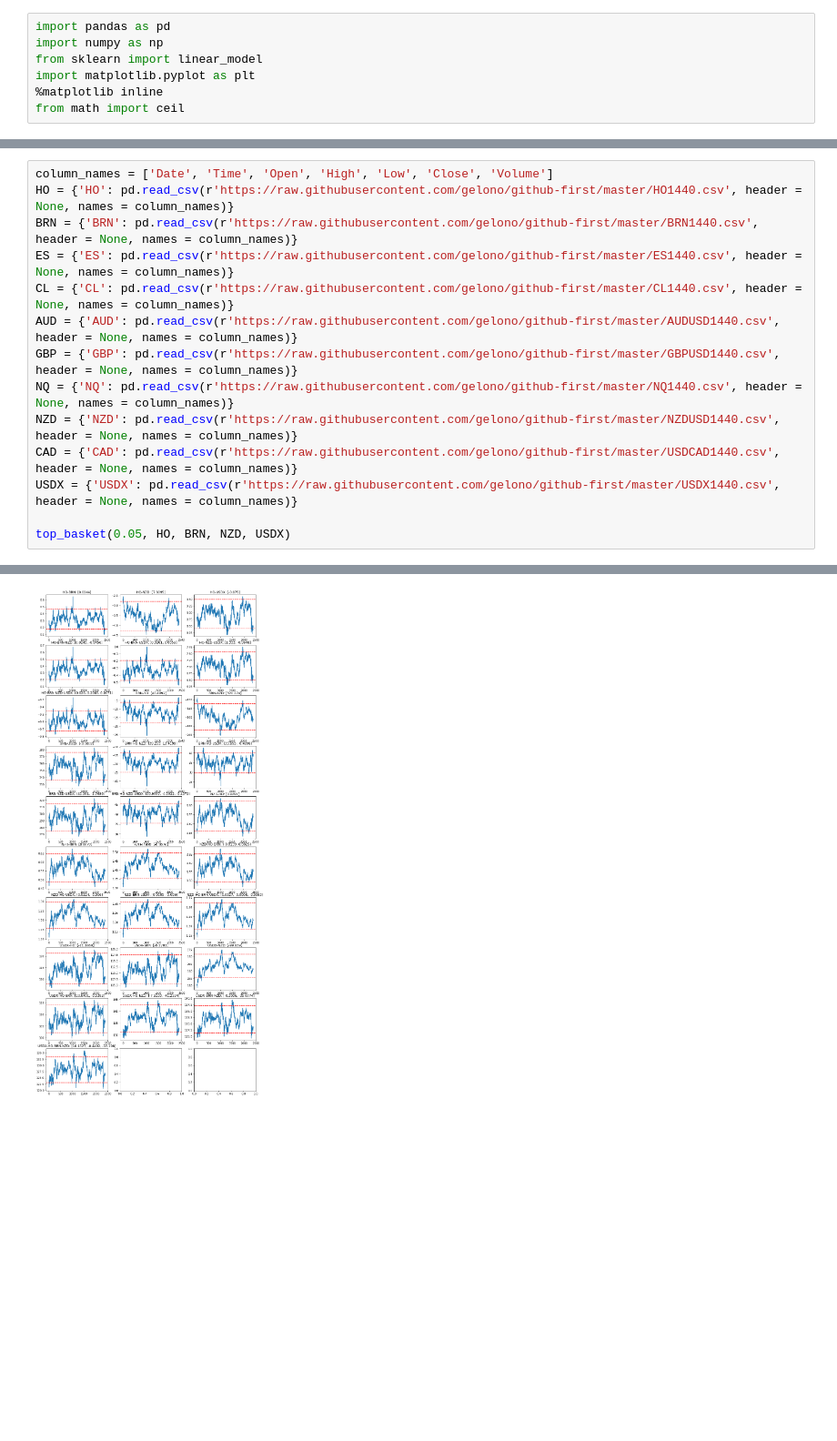
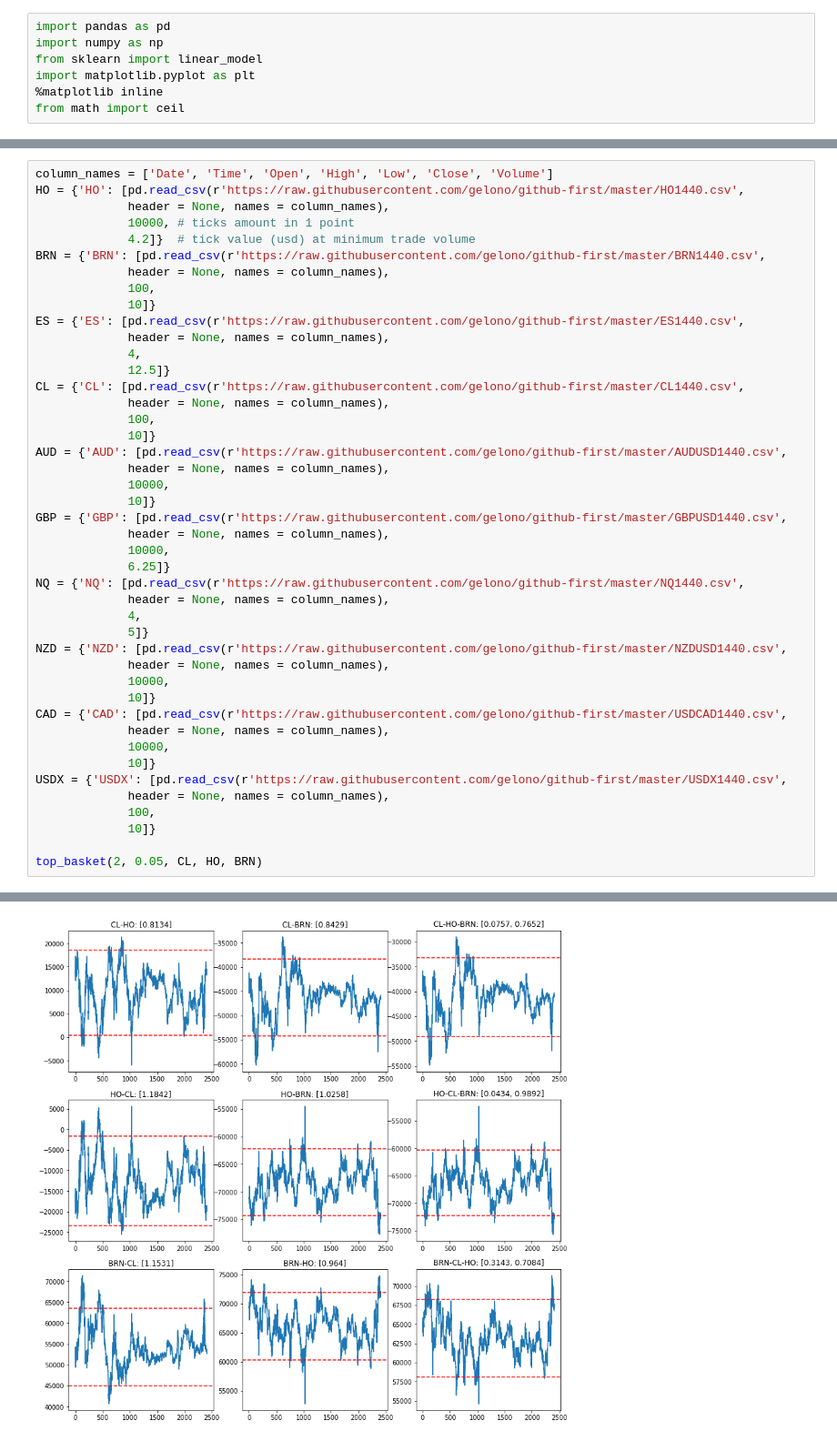
Before and after one commit to gelono/Financial-market, a Jupyter notebook: top_basket.ipynb, the cells around one changed output, grey strips where cells are left out. Shown at 91% size. Cells and saved outputs as stored; diff of their text form; blank space fills up the shorter version.

```diff
--- a/top_basket.ipynb
+++ b/top_basket.ipynb
@@ -297,19 +318,49 @@ def top_basket (K, *basket): # K - filtration coefficient for p-value. *basket -
     return
 # %%
 column_names = ['Date', 'Time', 'Open', 'High', 'Low', 'Close', 'Volume']
-HO = {'HO': pd.read_csv(r'https://raw.githubusercontent.com/gelono/github-first/master/HO1440.csv', header = None, names = column_names)}
-BRN = {'BRN': pd.read_csv(r'https://raw.githubusercontent.com/gelono/github-first/master/BRN1440.csv', header = None, names = column_names)}
-ES = {'ES': pd.read_csv(r'https://raw.githubusercontent.com/gelono/github-first/master/ES1440.csv', header = None, names = column_names)}
-CL = {'CL': pd.read_csv(r'https://raw.githubusercontent.com/gelono/github-first/master/CL1440.csv', header = None, names = column_names)}
-AUD = {'AUD': pd.read_csv(r'https://raw.githubusercontent.com/gelono/github-first/master/AUDUSD1440.csv', header = None, names = column_names)}
-GBP = {'GBP': pd.read_csv(r'https://raw.githubusercontent.com/gelono/github-first/master/GBPUSD1440.csv', header = None, names = column_names)}
-NQ = {'NQ': pd.read_csv(r'https://raw.githubusercontent.com/gelono/github-first/master/NQ1440.csv', header = None, names = column_names)}
-NZD = {'NZD': pd.read_csv(r'https://raw.githubusercontent.com/gelono/github-first/master/NZDUSD1440.csv', header = None, names = column_names)}
-CAD = {'CAD': pd.read_csv(r'https://raw.githubusercontent.com/gelono/github-first/master/USDCAD1440.csv', header = None, names = column_names)}
-USDX = {'USDX': pd.read_csv(r'https://raw.githubusercontent.com/gelono/github-first/master/USDX1440.csv', header = None, names = column_names)}
+HO = {'HO': [pd.read_csv(r'https://raw.githubusercontent.com/gelono/github-first/master/HO1440.csv',
+             header = None, names = column_names),
+             10000, # ticks amount in 1 point
+             4.2]}  # tick value (usd) at minimum trade volume
+BRN = {'BRN': [pd.read_csv(r'https://raw.githubusercontent.com/gelono/github-first/master/BRN1440.csv',
+             header = None, names = column_names),
+             100,
+             10]}
+ES = {'ES': [pd.read_csv(r'https://raw.githubusercontent.com/gelono/github-first/master/ES1440.csv',
+             header = None, names = column_names),
+             4,
+             12.5]}
+CL = {'CL': [pd.read_csv(r'https://raw.githubusercontent.com/gelono/github-first/master/CL1440.csv',
+             header = None, names = column_names),
+             100,
+             10]}
+AUD = {'AUD': [pd.read_csv(r'https://raw.githubusercontent.com/gelono/github-first/master/AUDUSD1440.csv',
+             header = None, names = column_names),
+             10000,
+             10]}
+GBP = {'GBP': [pd.read_csv(r'https://raw.githubusercontent.com/gelono/github-first/master/GBPUSD1440.csv',
+             header = None, names = column_names),
+             10000,
+             6.25]}
+NQ = {'NQ': [pd.read_csv(r'https://raw.githubusercontent.com/gelono/github-first/master/NQ1440.csv',
+             header = None, names = column_names),
+             4,
+             5]}
+NZD = {'NZD': [pd.read_csv(r'https://raw.githubusercontent.com/gelono/github-first/master/NZDUSD1440.csv',
+             header = None, names = column_names),
+             10000,
+             10]}
+CAD = {'CAD': [pd.read_csv(r'https://raw.githubusercontent.com/gelono/github-first/master/USDCAD1440.csv',
+             header = None, names = column_names),
+             10000,
+             10]}
+USDX = {'USDX': [pd.read_csv(r'https://raw.githubusercontent.com/gelono/github-first/master/USDX1440.csv',
+             header = None, names = column_names),
+             100,
+             10]}
 
-top_basket(0.05, HO, BRN, NZD, USDX)
+top_basket(2, 0.05, CL, HO, BRN)
 # %% [output]
 2011-03-03 00:00:00
 2020-06-26 00:00:00
-[figure, old version]
+[figure, new version]
```
Also changed, not shown: parts of 1 cell of this notebook.
